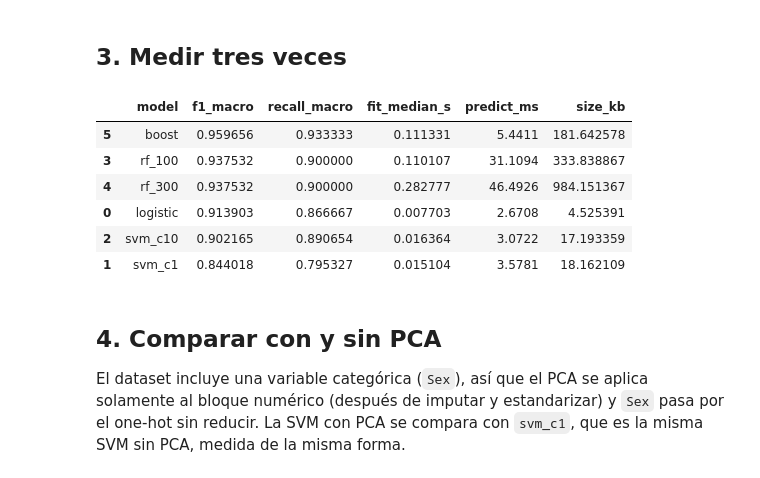
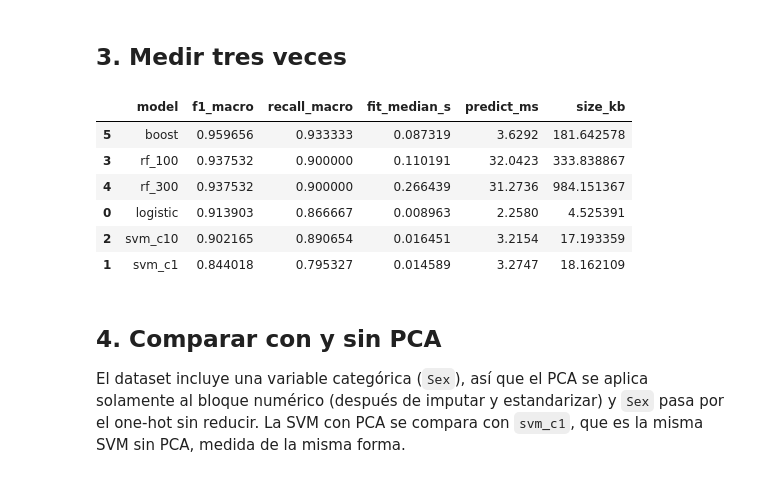
Before and after one commit to RoqueVentura/UASD-Maestria-Ciencia-De-Datos, a Jupyter notebook: Ciencia de datos II/Unidad I/Ejercicio 02/notebooks/green_ai.ipynb, the cells around one changed output. Cells and saved outputs as stored; diff of their text form; code cells hidden in the pictures.

```diff
--- a/Ciencia de datos II/Unidad I/Ejercicio 02/notebooks/green_ai.ipynb
+++ b/Ciencia de datos II/Unidad I/Ejercicio 02/notebooks/green_ai.ipynb
@@ -96,34 +96,37 @@ models = {
 # %%
 from time import perf_counter
 from pathlib import Path
 import joblib, numpy as np, pandas as pd
 from sklearn.metrics import f1_score, recall_score
 
 Path("reports/models").mkdir(parents=True,exist_ok=True)
 rows=[]
 for name,model in models.items():
     fit_times=[]
     for repetition in range(3):
         start=perf_counter(); model.fit(Xtr,ytr)
         fit_times.append(perf_counter()-start)
-    start=perf_counter(); pred=model.predict(Xte)
-    predict_ms=(perf_counter()-start)*1000
+    pred_times=[]
+    for repetition in range(3):
+        start=perf_counter(); pred=model.predict(Xte)
+        pred_times.append(perf_counter()-start)
+    predict_ms=np.median(pred_times)*1000
     path=Path("reports/models")/f"{name}.joblib"
     joblib.dump(model,path)
     rows.append({"model":name,"f1_macro":f1_score(yte,pred,average="macro"),
       "recall_macro":recall_score(yte,pred,average="macro"),
       "fit_median_s":np.median(fit_times),"predict_ms":predict_ms,
       "size_kb":path.stat().st_size/1024})
 results=pd.DataFrame(rows)
 results.sort_values("f1_macro",ascending=False)
 # %% [output]
 |  | model | f1_macro | recall_macro | fit_median_s | predict_ms | size_kb |
-| 5 | boost | 0.959656 | 0.933333 | 0.111331 | 5.4411 | 181.642578 |
-| 3 | rf_100 | 0.937532 | 0.900000 | 0.110107 | 31.1094 | 333.838867 |
-| 4 | rf_300 | 0.937532 | 0.900000 | 0.282777 | 46.4926 | 984.151367 |
-| 0 | logistic | 0.913903 | 0.866667 | 0.007703 | 2.6708 | 4.525391 |
-| 2 | svm_c10 | 0.902165 | 0.890654 | 0.016364 | 3.0722 | 17.193359 |
-| 1 | svm_c1 | 0.844018 | 0.795327 | 0.015104 | 3.5781 | 18.162109 |
+| 5 | boost | 0.959656 | 0.933333 | 0.087319 | 3.6292 | 181.642578 |
+| 3 | rf_100 | 0.937532 | 0.900000 | 0.110191 | 32.0423 | 333.838867 |
+| 4 | rf_300 | 0.937532 | 0.900000 | 0.266439 | 31.2736 | 984.151367 |
+| 0 | logistic | 0.913903 | 0.866667 | 0.008963 | 2.2580 | 4.525391 |
+| 2 | svm_c10 | 0.902165 | 0.890654 | 0.016451 | 3.2154 | 17.193359 |
+| 1 | svm_c1 | 0.844018 | 0.795327 | 0.014589 | 3.2747 | 18.162109 |
 # %% [markdown]
 ## 4. Comparar con y sin PCA
 
```
Also changed, not shown: parts of 6 cells of this notebook, 13 other files.
